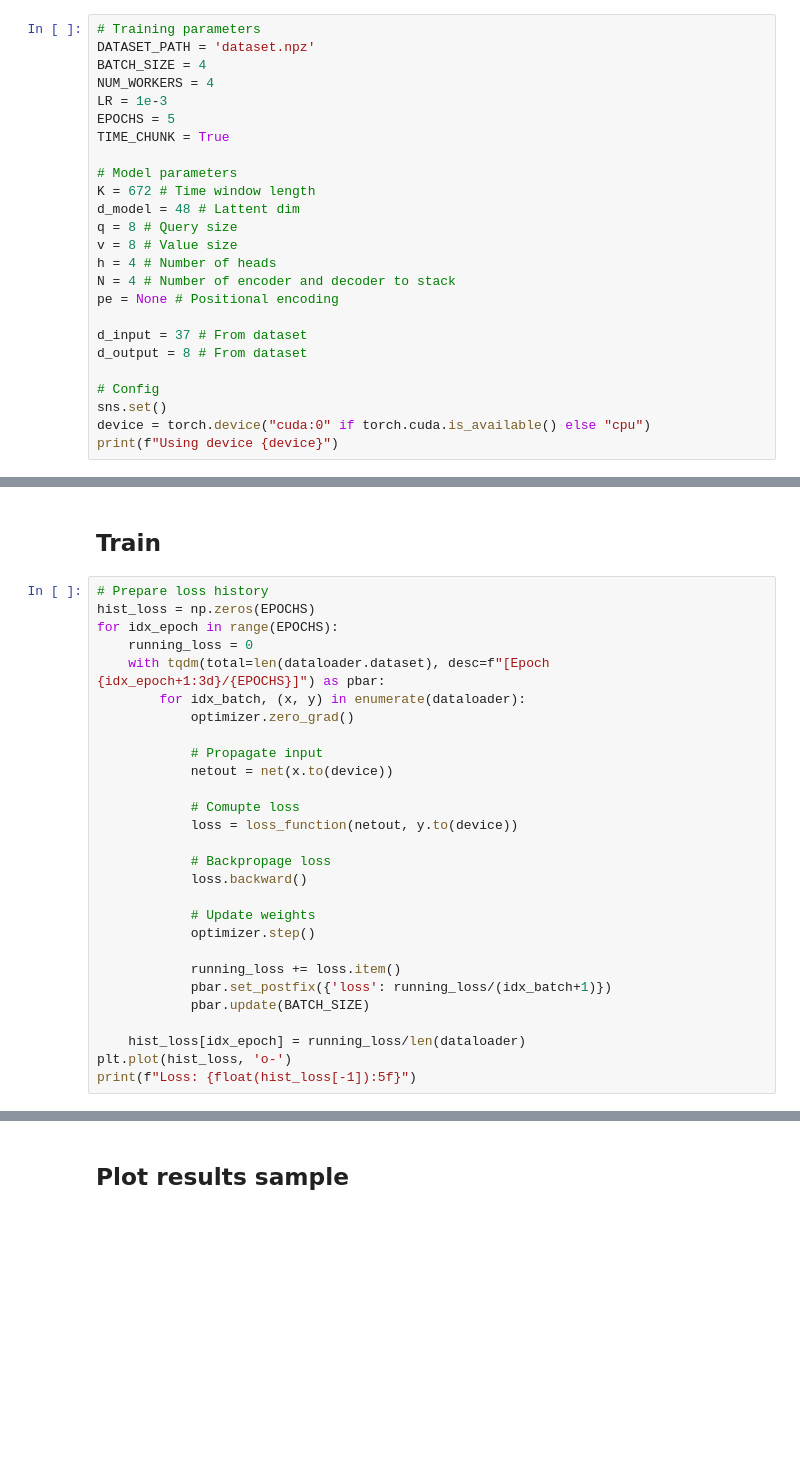
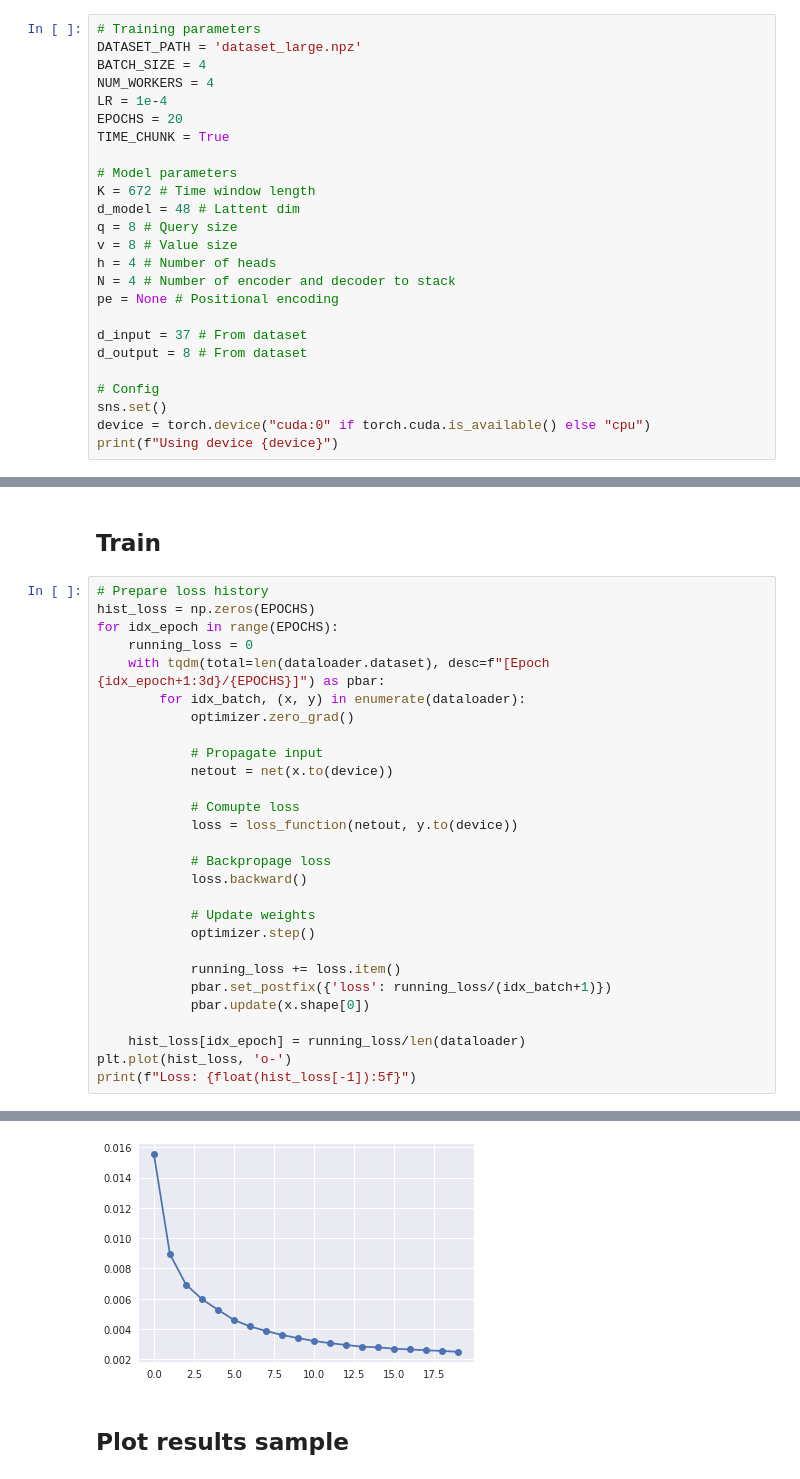
Before and after one commit to maxjcohen/transformer, a Jupyter notebook: training.ipynb, the cells around one changed output, grey strips where cells are left out. Drawn from its saved outputs; the diff is of its cells as text; blank space fills up the shorter version.

Commit message:
Training on large dataset

```diff
--- a/training.ipynb
+++ b/training.ipynb
@@ -14,11 +14,11 @@ from src.dataset import OzeDataset
 from src.Transformer import Transformer
 # %%
 # Training parameters
-DATASET_PATH = 'dataset.npz'
+DATASET_PATH = 'dataset_large.npz'
 BATCH_SIZE = 4
 NUM_WORKERS = 4
-LR = 1e-3
-EPOCHS = 5
+LR = 1e-4
+EPOCHS = 20
 TIME_CHUNK = True
 
 # Model parameters
@@ -77,8 +79,9 @@ for idx_epoch in range(EPOCHS):
 
             running_loss += loss.item()
             pbar.set_postfix({'loss': running_loss/(idx_batch+1)})
-            pbar.update(BATCH_SIZE)
+            pbar.update(x.shape[0])
 
     hist_loss[idx_epoch] = running_loss/len(dataloader)
 plt.plot(hist_loss, 'o-')
 print(f"Loss: {float(hist_loss[-1]):5f}")
+# %% [output]
@@ -85,3 +89,4 @@ print(f"Loss: {float(hist_loss[-1]):5f}")
+[figure, added]
 # %% [markdown]
 ## Plot results sample
 # %%
```
Also changed, not shown: parts of 5 cells of this notebook.
